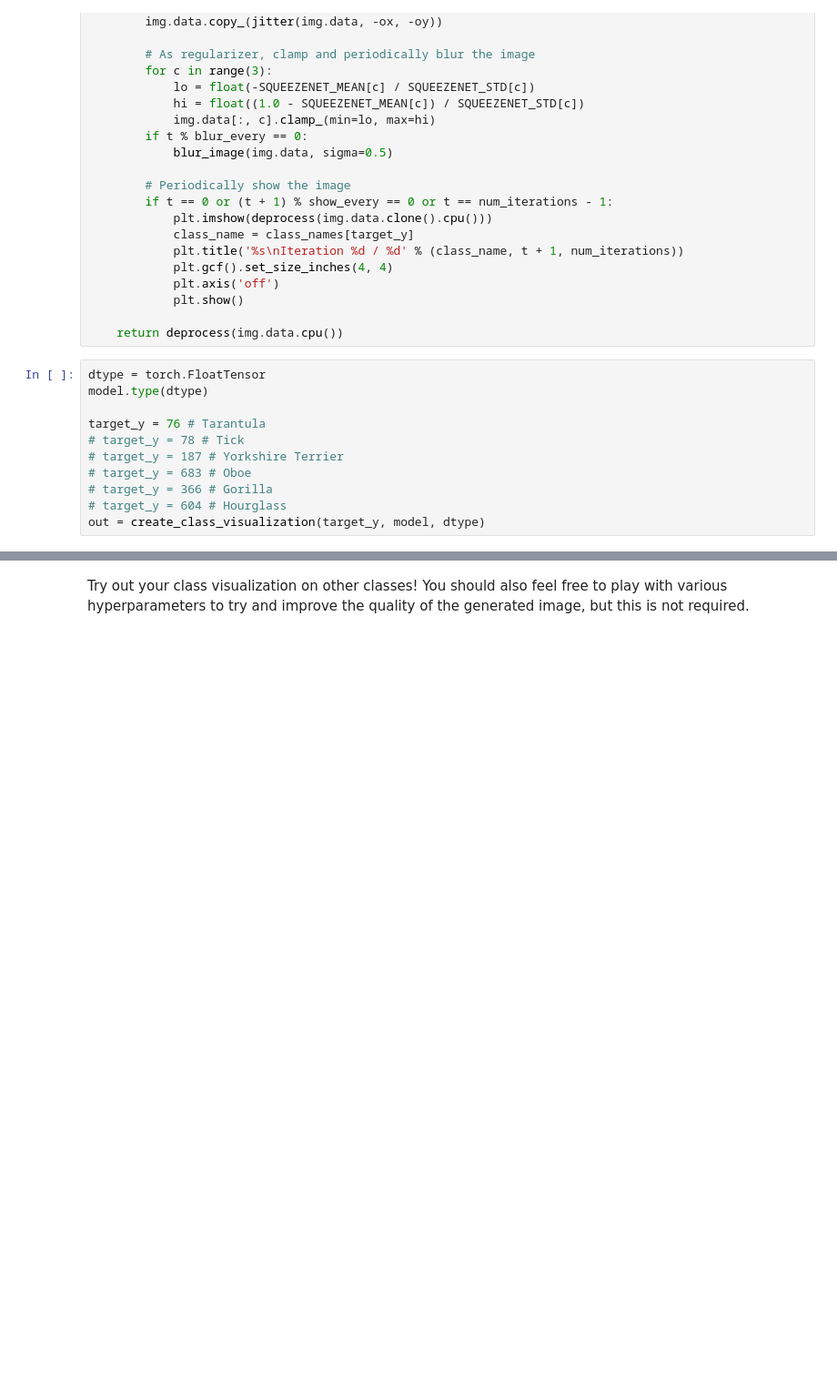
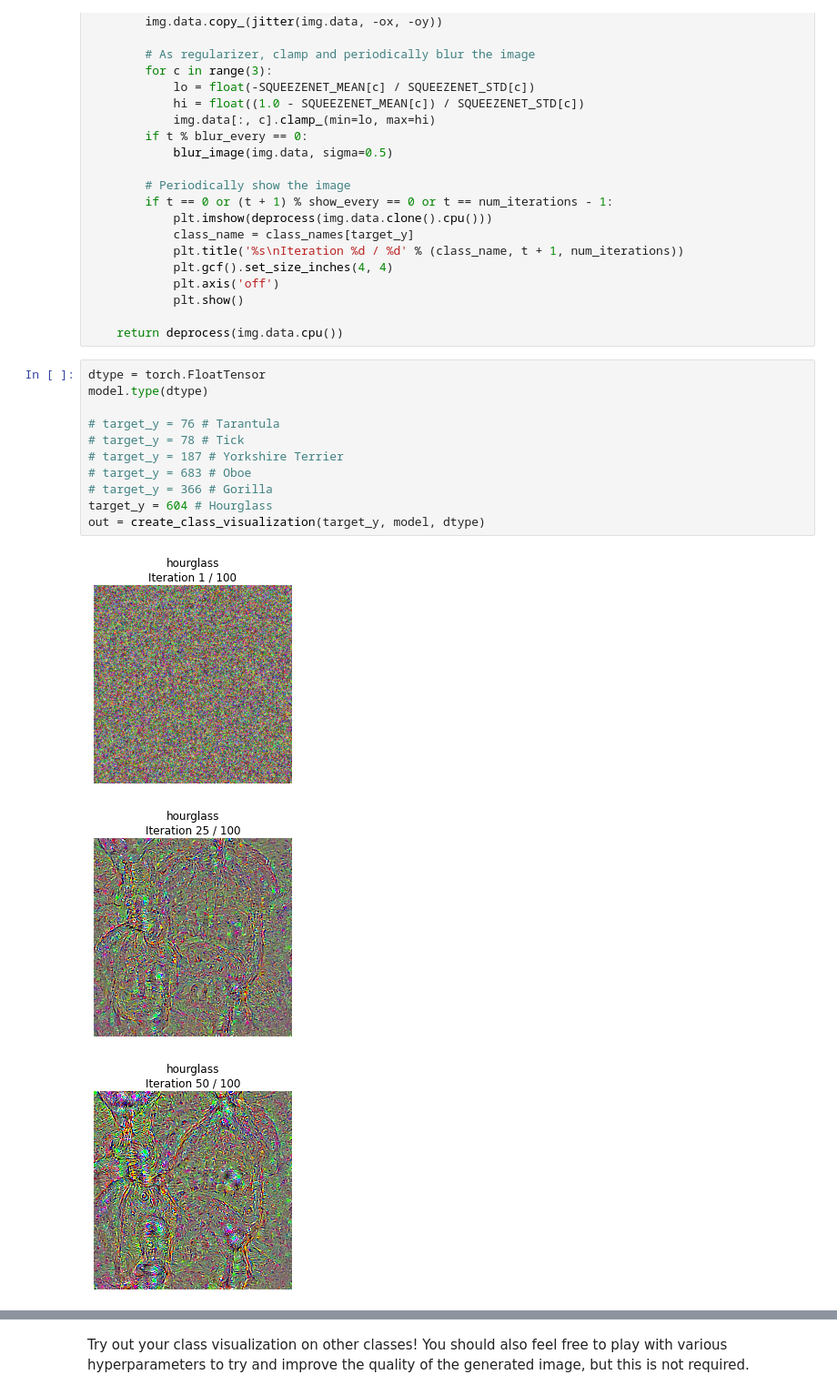
Before and after one commit to withAnewWorld/CS231n, a Jupyter notebook: Network_Visualization.ipynb, the cells around one changed output, grey strips where cells are left out. Shown at 91% size. Cells and saved outputs as stored; diff of their text form; blank space fills up the shorter version.

```diff
--- a/Network_Visualization.ipynb
+++ b/Network_Visualization.ipynb
@@ -301,11 +309,15 @@ def create_class_visualization(target_y, model, dtype, **kwargs):
 # %%
 dtype = torch.FloatTensor
 model.type(dtype)
 
-target_y = 76 # Tarantula
+# target_y = 76 # Tarantula
 # target_y = 78 # Tick
 # target_y = 187 # Yorkshire Terrier
 # target_y = 683 # Oboe
 # target_y = 366 # Gorilla
-# target_y = 604 # Hourglass
+target_y = 604 # Hourglass
 out = create_class_visualization(target_y, model, dtype)
+# %% [output]
+[figure, added]
+[figure, added]
+[figure, added]
```
Also changed, not shown: parts of 5 cells of this notebook.
